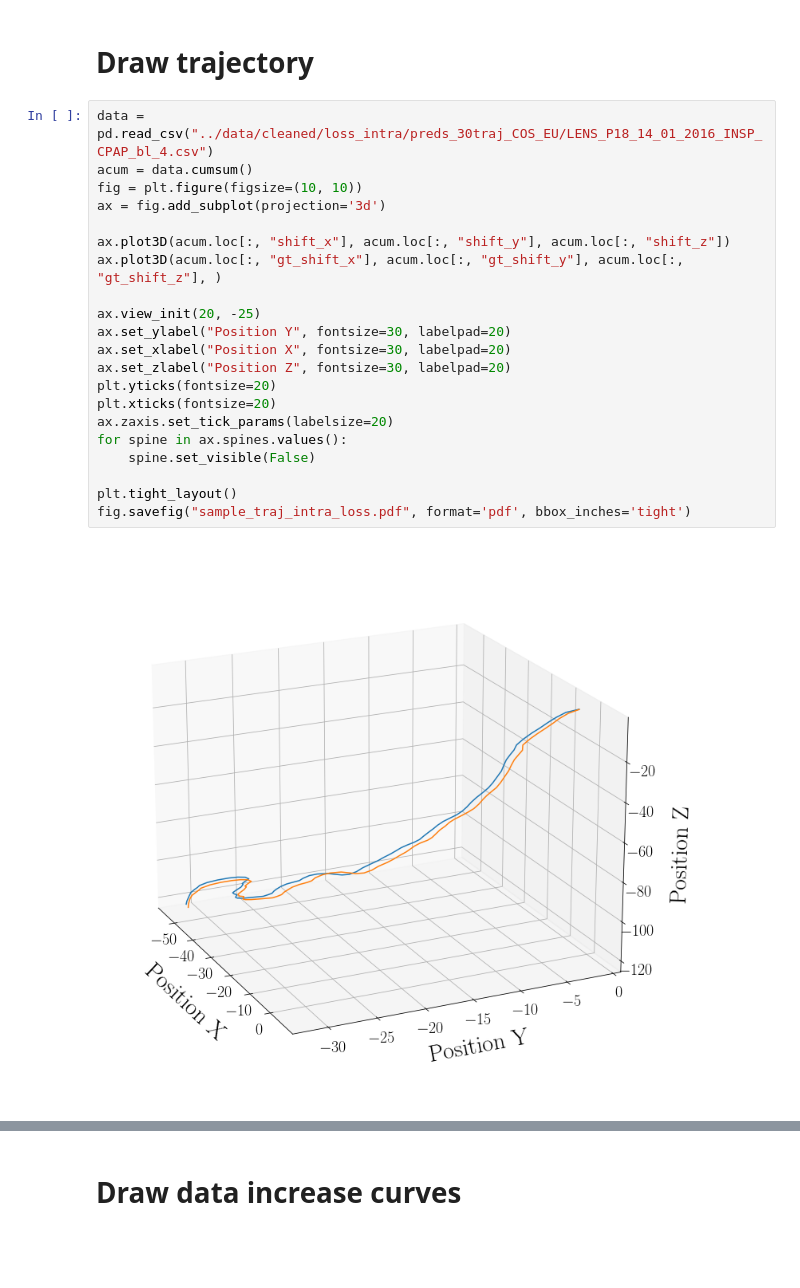
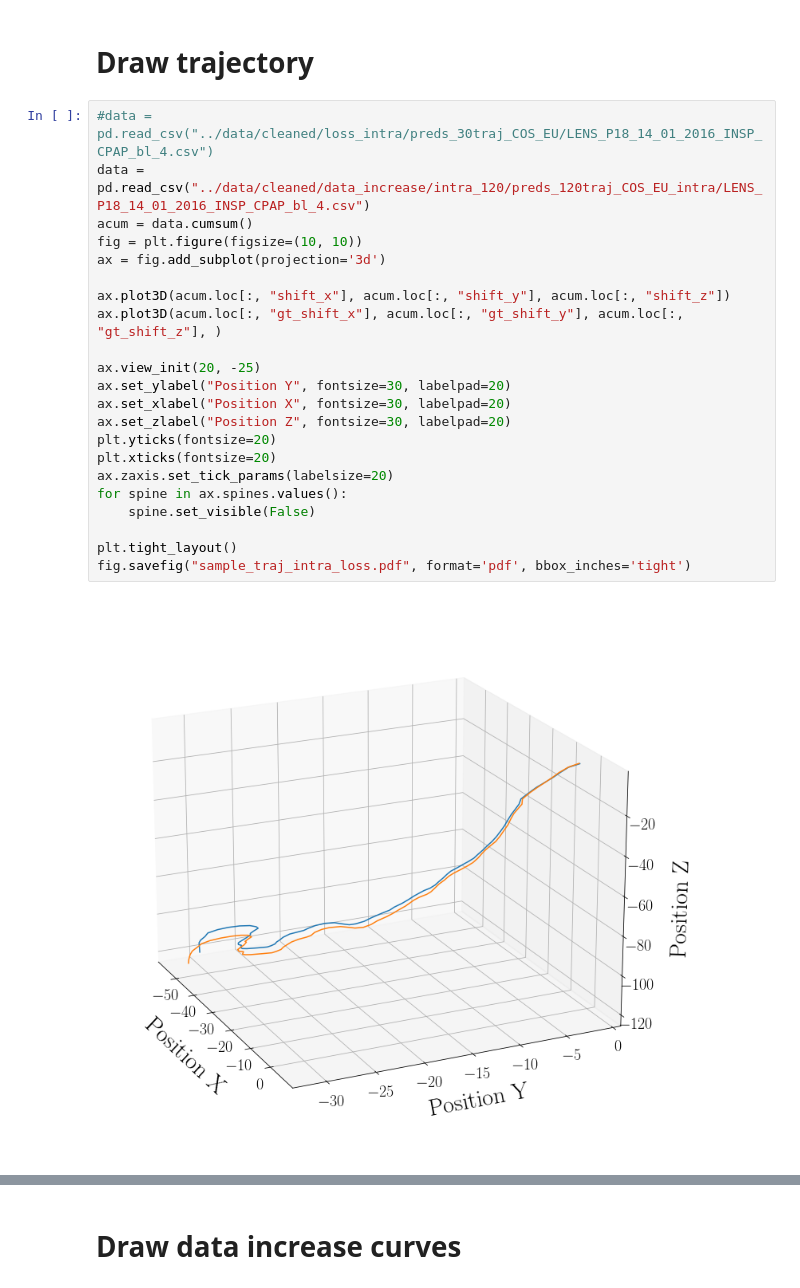
Before and after one commit to BCJuan/BronchoTrack, a Jupyter notebook: experiments/images_paper/paper_plots.ipynb, the cells around one changed output, grey strips where cells are left out. Saved outputs shown, nothing was run; the diff lists cells and outputs as text; blank space fills up the shorter version.

```diff
--- a/experiments/images_paper/paper_plots.ipynb
+++ b/experiments/images_paper/paper_plots.ipynb
@@ -342,26 +342,27 @@ whole
 # %% [markdown]
 # Draw trajectory
 # %%
-data = pd.read_csv("../data/cleaned/loss_intra/preds_30traj_COS_EU/LENS_P18_14_01_2016_INSP_CPAP_bl_4.csv")
+#data = pd.read_csv("../data/cleaned/loss_intra/preds_30traj_COS_EU/LENS_P18_14_01_2016_INSP_CPAP_bl_4.csv")
+data = pd.read_csv("../data/cleaned/data_increase/intra_120/preds_120traj_COS_EU_intra/LENS_P18_14_01_2016_INSP_CPAP_bl_4.csv")
 acum = data.cumsum()
 fig = plt.figure(figsize=(10, 10))
 ax = fig.add_subplot(projection='3d')
 
 ax.plot3D(acum.loc[:, "shift_x"], acum.loc[:, "shift_y"], acum.loc[:, "shift_z"])
 ax.plot3D(acum.loc[:, "gt_shift_x"], acum.loc[:, "gt_shift_y"], acum.loc[:, "gt_shift_z"], )
 
 ax.view_init(20, -25)
 ax.set_ylabel("Position Y", fontsize=30, labelpad=20)
 ax.set_xlabel("Position X", fontsize=30, labelpad=20)
 ax.set_zlabel("Position Z", fontsize=30, labelpad=20)
 plt.yticks(fontsize=20)
 plt.xticks(fontsize=20)
 ax.zaxis.set_tick_params(labelsize=20)
 for spine in ax.spines.values():
     spine.set_visible(False)
 
 plt.tight_layout()
 fig.savefig("sample_traj_intra_loss.pdf", format='pdf', bbox_inches='tight')
 # %% [output]
-[figure, old version]
+[figure, new version]
 # %%
```
Also changed, not shown: parts of 1 cell of this notebook, 9 other files.
